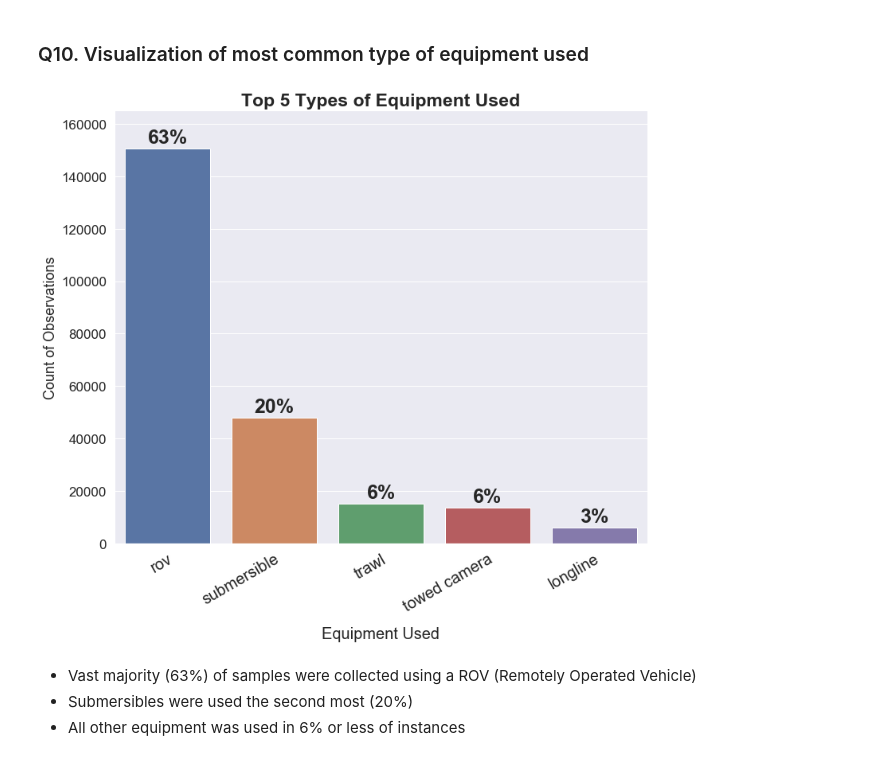
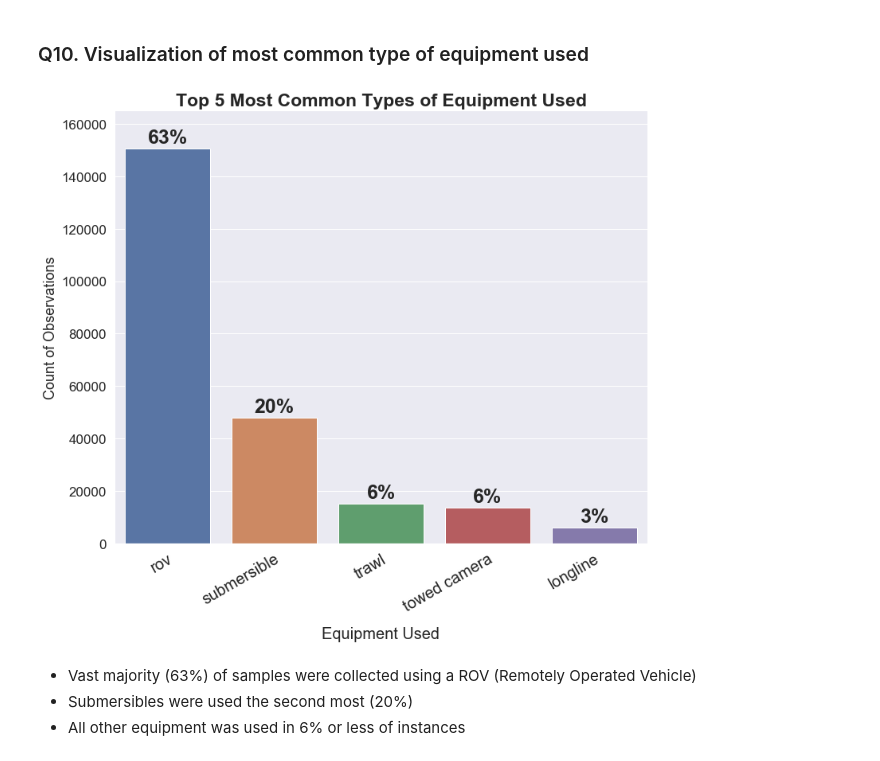
Before and after one commit to SamuelD-Data/deep_sea_corals_project, a Jupyter notebook: deep_sea_corals_project_notebook.ipynb, the cells around one changed output. Saved outputs shown, nothing was run; the diff lists cells and outputs as text; code cells hidden in the pictures.

```diff
--- a/deep_sea_corals_project_notebook.ipynb
+++ b/deep_sea_corals_project_notebook.ipynb
@@ -411,11 +411,8 @@ vernac_count
 # %% [markdown]
 ### Q9. Creating a visualization to identify the most common types of corral in the data.
 # %%
-# copying df to avoid altering original
-vernac_count_copy = vernac_count.copy()
-
 # creating plot
-ax = sns.barplot(data = vernac_count_copy, x = vernac_count_copy.index, y = vernac_count_copy['Count of Observations'])
+ax = sns.barplot(data = vernac_count, x = vernac_count.index, y = vernac_count['Count of Observations'])
 plt.title("Observations of Different Coral Types", fontweight='bold', fontsize=23)
 plt.xticks(rotation = 30, ha = "right", rotation_mode = 'anchor', fontsize = 15)
 plt.ylabel('Count of Observations', fontsize = 18)
@@ -543,31 +540,28 @@ equip_count
 # %% [markdown]
 ### Q10. Visualization of most common type of equipment used
 # %%
-# copying df to avoid altering original
-equip_count_copy = equip_count.copy()
-
 # creating plot
-ax = sns.barplot(data = equip_count_copy, x = equip_count_copy.index, y = equip_count_copy['Count of Observations'])
-plt.title("Top 5 Types of Equipment Used", fontweight='bold', fontsize=23)
+ax = sns.barplot(data = equip_count, x = equip_count.index, y = equip_count['Count of Observations'])
+plt.title("Top 5 Most Common Types of Equipment Used", fontweight='bold', fontsize=23)
 plt.xticks(rotation = 30, ha = "right", rotation_mode = 'anchor', fontsize = 20)
 plt.ylabel('Count of Observations', fontsize = 18)
 plt.yticks(fontsize = 17)
 plt.ylim(0,165000)
 plt.xlabel('Equipment Used', fontsize = 20, labelpad = 15)
 
 # adding % value to middle of each column
 total = len(df)
 for p in ax.patches:
     height = p.get_height()
     if height >= 13000:
         ax.text(p.get_x() + p.get_width() / 2, height + 2000,'{0:.0%}'.format((height / total)), fontsize=25, weight='bold', ha = "center")
     else:
         ax.text(p.get_x() + p.get_width() / 2, height + 2000,'{0:.0%}'.format((height / total)), fontsize=25, weight='bold', ha = "center")
 
 # displaying plot
 plt.show()
 # %% [output]
-[figure, old version]
+[figure, new version]
 # %% [markdown]
 - Vast majority (63%) of samples were collected using a ROV (Remotely Operated Vehicle)
 - Submersibles were used the second most (20%)
```
Also changed, not shown: parts of 2 cells of this notebook.
